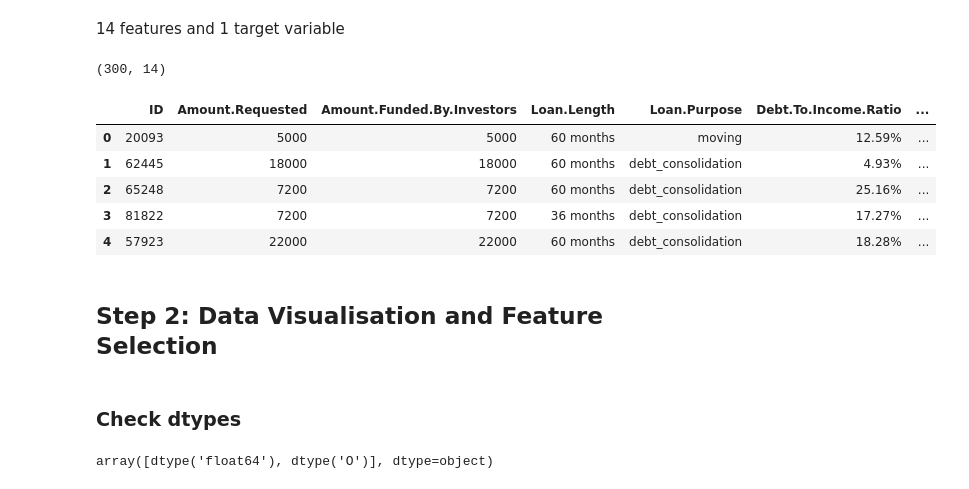
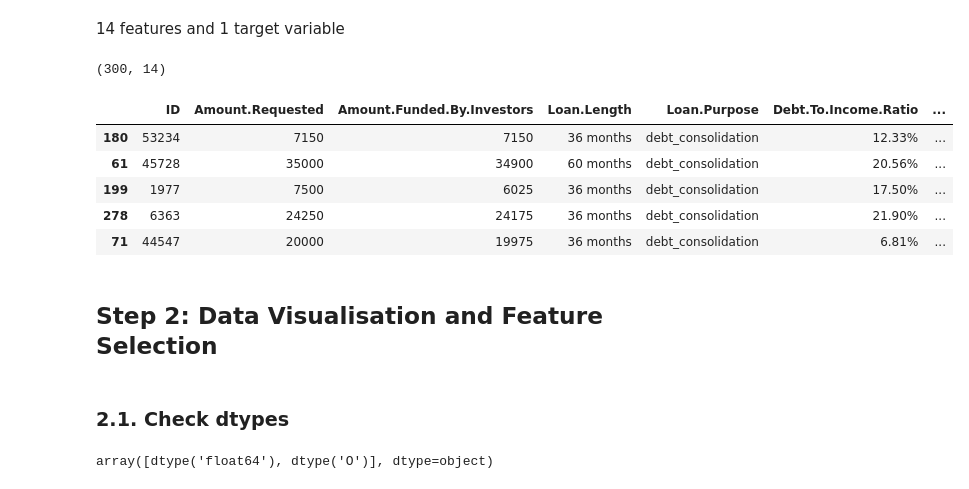
Before and after one commit to swatisankolli/interest_rate_prediction, a Jupyter notebook: interest_rate_prediction.ipynb, the cells around one changed output. Saved outputs shown, nothing was run; the diff lists cells and outputs as text; code cells hidden in the pictures.

```diff
--- a/interest_rate_prediction.ipynb
+++ b/interest_rate_prediction.ipynb
@@ -37,19 +37,19 @@ df_train.head() #display the first 5 columns in your dataset
 # %%
 #test data does not have interest rate
 print(df_test.shape)
-df_test.head()
+df_test.sample(5)
 # %% [output]
 (300, 14)
 |  | ID | Amount.Requested | Amount.Funded.By.Investors | Loan.Length | Loan.Purpose | Debt.To.Income.Ratio | ... |
-| 0 | 20093 | 5000 | 5000 | 60 months | moving | 12.59% | ... |
-| 1 | 62445 | 18000 | 18000 | 60 months | debt_consolidation | 4.93% | ... |
-| 2 | 65248 | 7200 | 7200 | 60 months | debt_consolidation | 25.16% | ... |
-| 3 | 81822 | 7200 | 7200 | 36 months | debt_consolidation | 17.27% | ... |
-| 4 | 57923 | 22000 | 22000 | 60 months | debt_consolidation | 18.28% | ... |
+| 180 | 53234 | 7150 | 7150 | 36 months | debt_consolidation | 12.33% | ... |
+| 61 | 45728 | 35000 | 34900 | 60 months | debt_consolidation | 20.56% | ... |
+| 199 | 1977 | 7500 | 6025 | 36 months | debt_consolidation | 17.50% | ... |
+| 278 | 6363 | 24250 | 24175 | 36 months | debt_consolidation | 21.90% | ... |
+| 71 | 44547 | 20000 | 19975 | 36 months | debt_consolidation | 6.81% | ... |
 # %% [markdown]
 ## Step 2: Data Visualisation and Feature Selection
 # %% [markdown]
-### Check dtypes
+### 2.1. Check dtypes
 # %%
 #df_train.dtypes #this will return a list of the columns and their respective dtypes
 df_train.dtypes.unique() #will give the unique dtypes in my dataset
```
Also changed, not shown: parts of 57 cells of this notebook.
